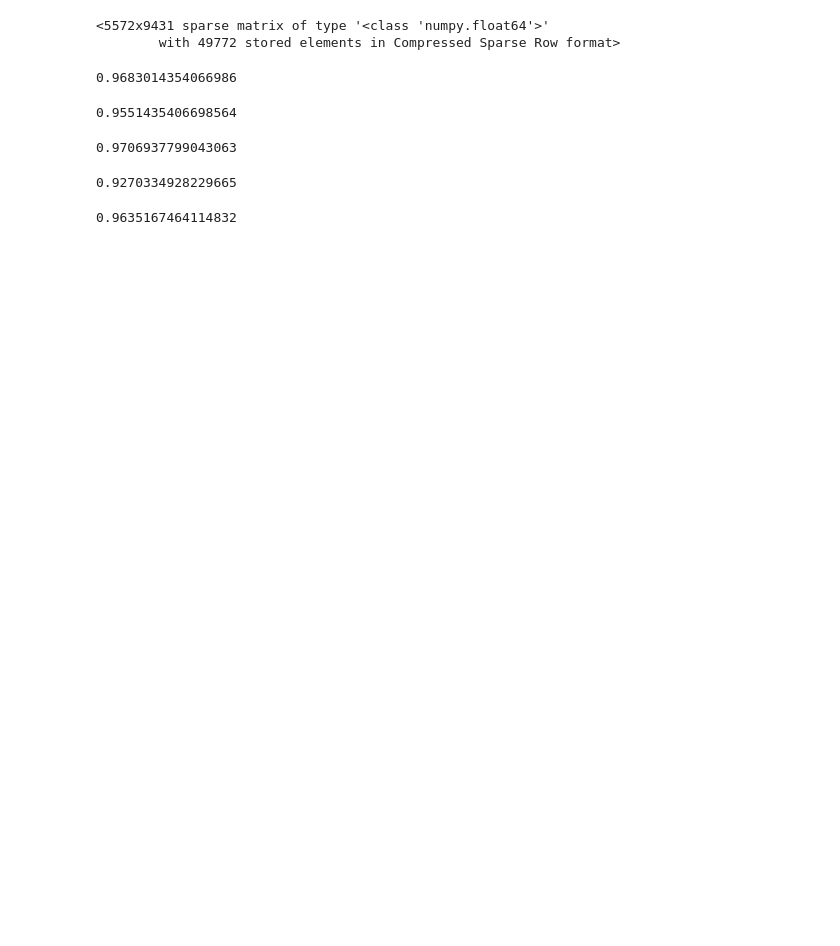
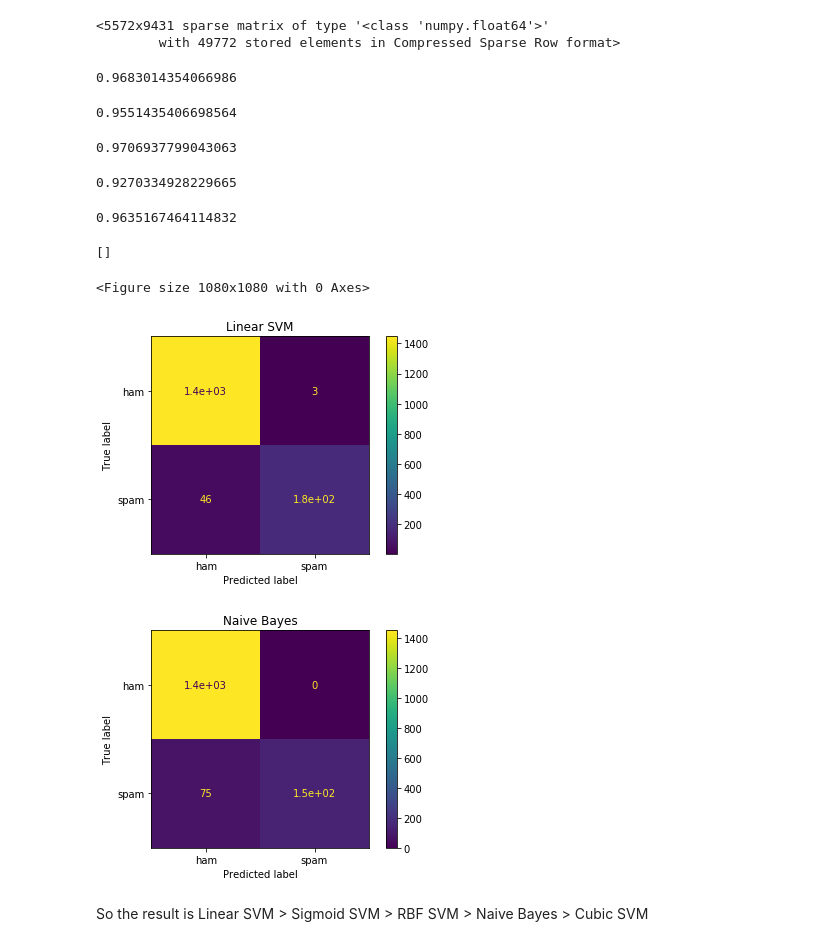
Before and after one commit to Le-Long/AIhomework, a Jupyter notebook: SpamFiltering.ipynb, the cells around one changed output. Drawn from its saved outputs; the diff is of its cells as text; code cells hidden in the pictures; blank space fills up the shorter version.

```diff
--- a/SpamFiltering.ipynb
+++ b/SpamFiltering.ipynb
@@ -118,3 +118,18 @@ SVC3score = accuracy_score(labels_test, SVC3result)
 SVC3score
 # %% [output]
 0.9635167464114832
+# %%
+from sklearn.metrics import plot_confusion_matrix
+plt.figure(figsize=(15,15))
+disp1 = plot_confusion_matrix(LSVM, features_test, labels_test)
+disp2 = plot_confusion_matrix(bayes, features_test, labels_test)
+disp1.ax_.set_title("Linear SVM")
+disp2.ax_.set_title("Naive Bayes")
+plt.plot()
+# %% [output]
+[]
+<Figure size 1080x1080 with 0 Axes>
+[figure, added]
+[figure, added]
+# %% [markdown]
+So the result is Linear SVM > Sigmoid SVM > RBF SVM > Naive Bayes > Cubic SVM
```
